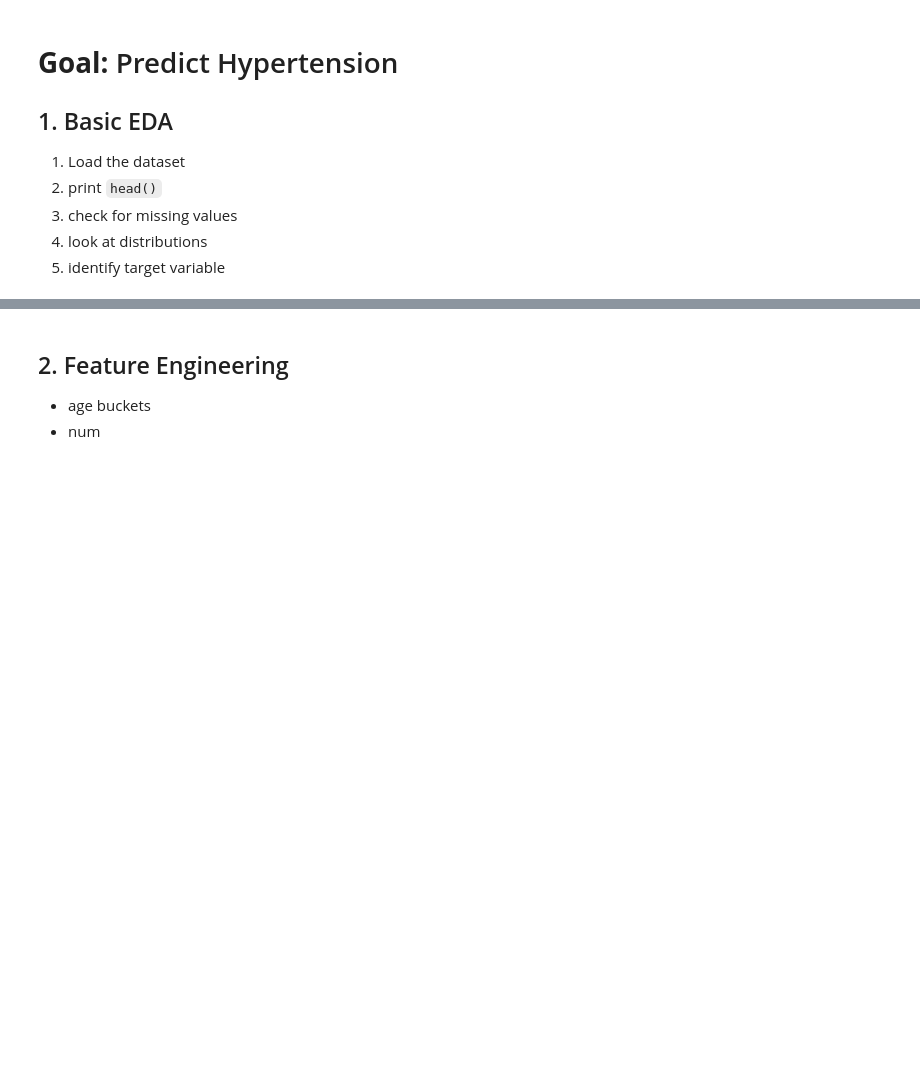
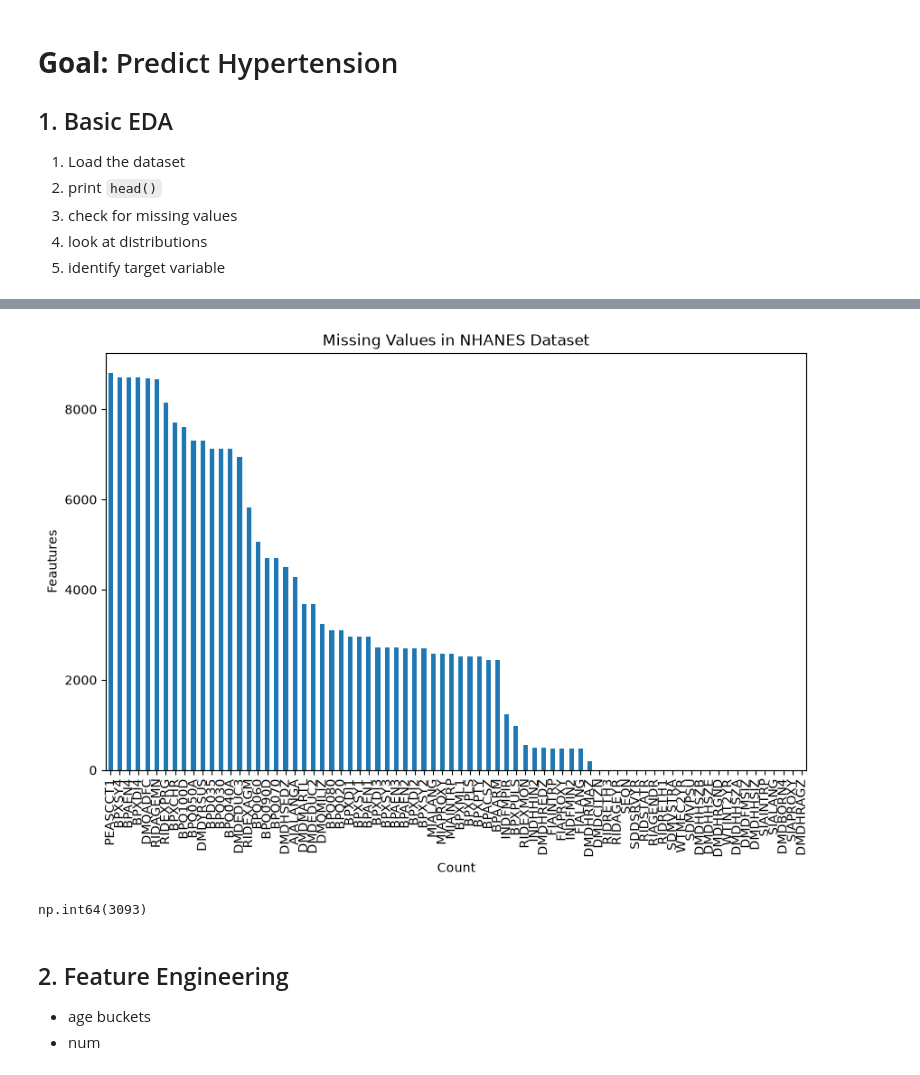
Before and after one commit to marinawitherell/clinical-outcomes-prediction, a Jupyter notebook: hypertension.ipynb, the cells around one changed output, grey strips where cells are left out. Drawn from its saved outputs; the diff is of its cells as text; code cells hidden in the pictures; blank space fills up the shorter version.

```diff
--- a/hypertension.ipynb
+++ b/hypertension.ipynb
@@ -35,0 +45,23 @@ ModuleNotFoundError: No module named 'seaborn'
+# %%
+## Hypertention Outcome Variable
+
+# BPQ020: "Ever told you had high blood pressure?"
+# 1 = Yes, 2 = No, 7 = Refused, 9 = Don't know
+
+df['hypertension'] = df['BPQ020'].replace({1: 1, 2: 0}).astype('float')
+df = df.dropna(subset=['hypertension'])
+df['hypertension'].value_counts(normalize=True)
+
+## Select Features for Model
+features = [
+    "RIDAGEYR",   # age
+    "RIAGENDR",   # sex
+    "RIDRETH3",   # race/ethnicity
+    "BPXSY1",     # systolic BP
+    "BPXDI1"      # diastolic BP
+]
+
+df_model = df[features + ['hypertension']].copy()
+# df_model = df_model.dropna()
+
+df_model.head()
@@ -35,0 +75,15 @@ ModuleNotFoundError: No module named 'seaborn'
+# %%
+## Identify missing values
+missing_values = df.isnull().sum().sort_values(ascending=False)
+plt.figure(figsize=(10, 6))
+missing_values.plot(kind='bar')
+plt.title('Missing Values in NHANES Dataset')
+plt.xlabel('Count')
+plt.ylabel('Feautures')
+plt.show()
+
+## missing values for our target variable
+missing_values["BPQ020"]
+# %% [output]
+[figure, added]
+np.int64(3093)
```
Also changed, not shown: parts of 4 cells of this notebook.
